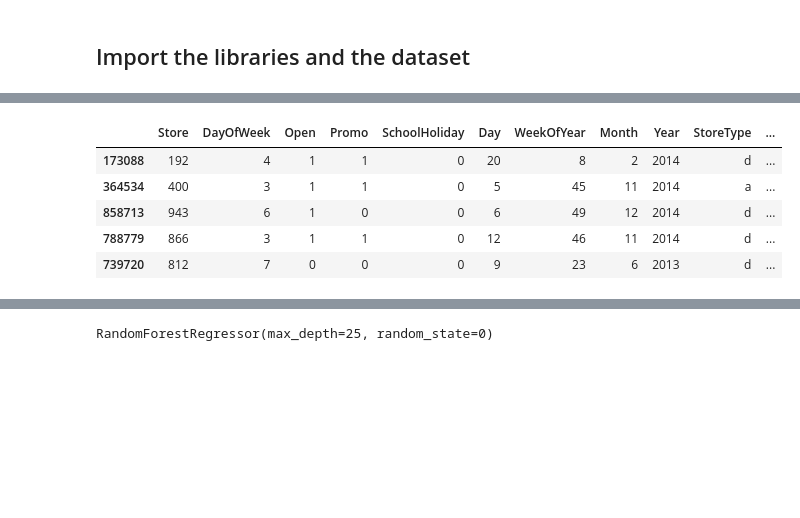
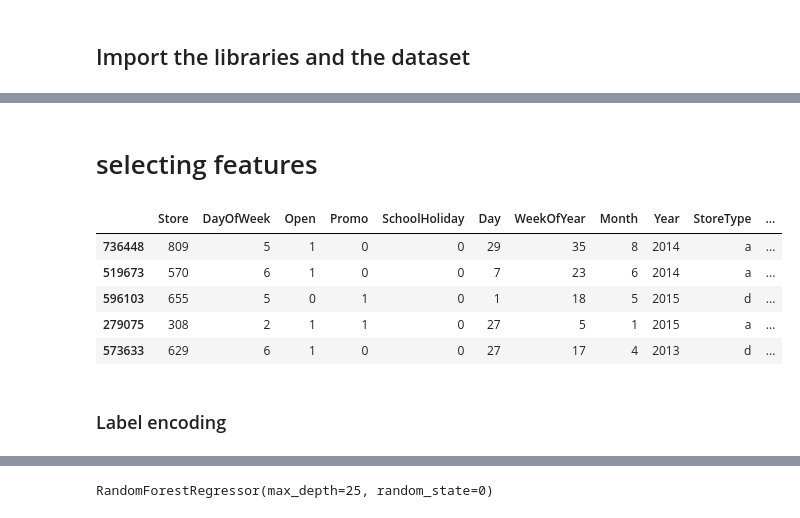
Before and after one commit to ekubay/Rossmann_Pharmaceutical_sales_Prediction, a Jupyter notebook: notebooks/predi_store_sales.ipynb, the cells around one changed output, grey strips where cells are left out. Cells and saved outputs as stored; diff of their text form; code cells hidden in the pictures; blank space fills up the shorter version.

```diff
--- a/notebooks/predi_store_sales.ipynb
+++ b/notebooks/predi_store_sales.ipynb
@@ -97,0 +268,6 @@ memory usage: 178.5+ MB
+# %%
+# changing datatype
+train_df['Dates'] = pd.to_datetime(train_df['Dates'])
+# %%
+# adding weekdays
+train_df['weekdays'] = train_df['Dates'].dt.weekday + 1
@@ -97,0 +276,5 @@ memory usage: 178.5+ MB
+# %%
+# Adding weekends
+train_df['Weekends'] = train_df['Dates'].dt.weekday + 1
+# %%
+train_df['Weekends'] = train_df['Weekends'].mask(train_df['Weekends'].values >= 6, 0)
@@ -98,23 +302,27 @@ memory usage: 178.5+ MB
+# %% [markdown]
+# selecting features
 # %%
 columns = ['Sales','Store', 'DayOfWeek', 'Open', 'Promo',  'SchoolHoliday', 'Day', 'WeekOfYear','Month', 'Year', 'StoreType',
               'Assortment','CompetitionDistance', 'Promo2']
 
 feature_columns = ['Store', 'DayOfWeek', 'Open', 'Promo',  'SchoolHoliday', 'Day', 'WeekOfYear','Month', 'Year', 'StoreType',
               'Assortment','CompetitionDistance', 'Promo2']
 
 sample_size = 1000
-sampled_df = df[columns].sample(sample_size)
+sampled_df = train_df[columns].sample(sample_size)
 
 
 ## Separet Test and train files
 train_x = sampled_df[feature_columns]
 train_y = sampled_df[['Sales']]
 train_x.head()
 # %% [output]
 |  | Store | DayOfWeek | Open | Promo | SchoolHoliday | Day | WeekOfYear | Month | Year | StoreType | ... |
-| 173088 | 192 | 4 | 1 | 1 | 0 | 20 | 8 | 2 | 2014 | d | ... |
-| 364534 | 400 | 3 | 1 | 1 | 0 | 5 | 45 | 11 | 2014 | a | ... |
-| 858713 | 943 | 6 | 1 | 0 | 0 | 6 | 49 | 12 | 2014 | d | ... |
-| 788779 | 866 | 3 | 1 | 1 | 0 | 12 | 46 | 11 | 2014 | d | ... |
-| 739720 | 812 | 7 | 0 | 0 | 0 | 9 | 23 | 6 | 2013 | d | ... |
+| 736448 | 809 | 5 | 1 | 0 | 0 | 29 | 35 | 8 | 2014 | a | ... |
+| 519673 | 570 | 6 | 1 | 0 | 0 | 7 | 23 | 6 | 2014 | a | ... |
+| 596103 | 655 | 5 | 0 | 1 | 0 | 1 | 18 | 5 | 2015 | d | ... |
+| 279075 | 308 | 2 | 1 | 1 | 0 | 27 | 5 | 1 | 2015 | a | ... |
+| 573633 | 629 | 6 | 1 | 0 | 0 | 27 | 17 | 4 | 2013 | d | ... |
+# %% [markdown]
+### Label encoding
 # %%
```
Also changed, not shown: parts of 113 cells of this notebook.
